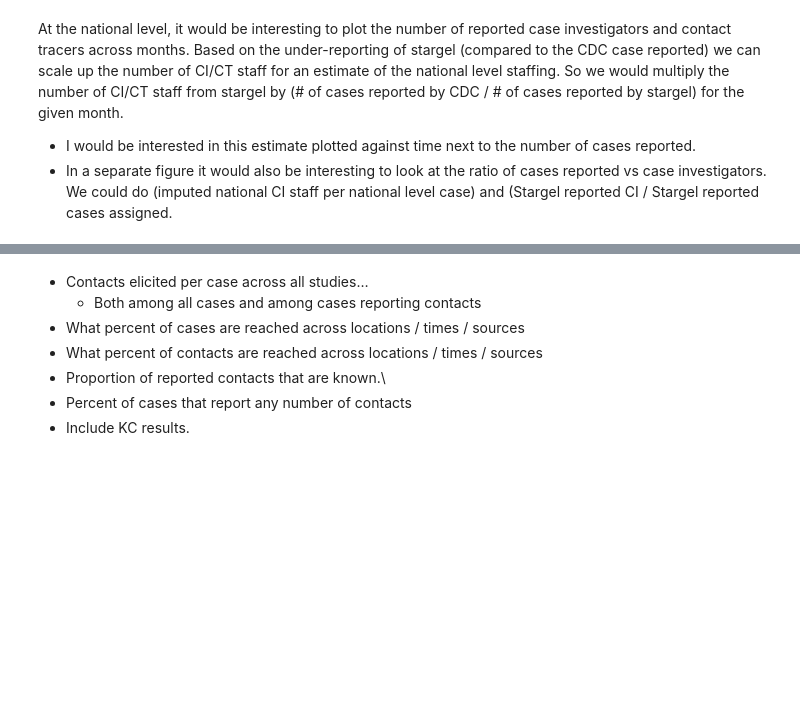
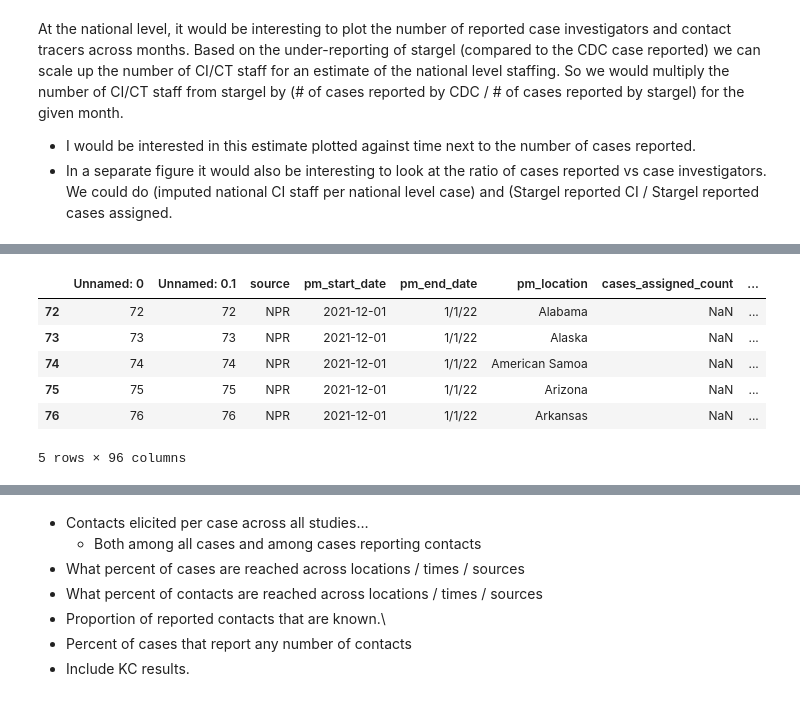
Before and after one commit to adam-s-elder/DEN_future, a Jupyter notebook: reporting/data_analysis.ipynb, the cells around one changed output, grey strips where cells are left out. Cells and saved outputs as stored; diff of their text form; code cells hidden in the pictures; blank space fills up the shorter version.

```diff
--- a/reporting/data_analysis.ipynb
+++ b/reporting/data_analysis.ipynb
@@ -16 +18,6 @@ case_counts = pd.read_csv('/Users/kaitlinsinger/wa_notify/DEN_future/data_extrac
+# %%
+# dfs
+df_non_stargel = df[~df['source'].str.startswith('Case Investigation and Contact Tracing Efforts From Health Departments')]
+df_stargel = df[df['source'].str.startswith('Case Investigation and Contact Tracing Efforts From Health Departments')]
+df_npr = df[df['source'].str.startswith('NPR')]
 # %% [markdown]
@@ -354,0 +516,10 @@ On the state level, it would be worth looking at the NPR data which reports over
+# %%
+df_npr.head()
+# %% [output]
+|  | Unnamed: 0 | Unnamed: 0.1 | source | pm_start_date | pm_end_date | pm_location | cases_assigned_count | ... |
+| 72 | 72 | 72 | NPR | 2021-12-01 | 1/1/22 | Alabama | NaN | ... |
+| 73 | 73 | 73 | NPR | 2021-12-01 | 1/1/22 | Alaska | NaN | ... |
+| 74 | 74 | 74 | NPR | 2021-12-01 | 1/1/22 | American Samoa | NaN | ... |
+| 75 | 75 | 75 | NPR | 2021-12-01 | 1/1/22 | Arizona | NaN | ... |
+| 76 | 76 | 76 | NPR | 2021-12-01 | 1/1/22 | Arkansas | NaN | ... |
+5 rows × 96 columns
```
Also changed, not shown: parts of 50 cells of this notebook, 8 other files.
